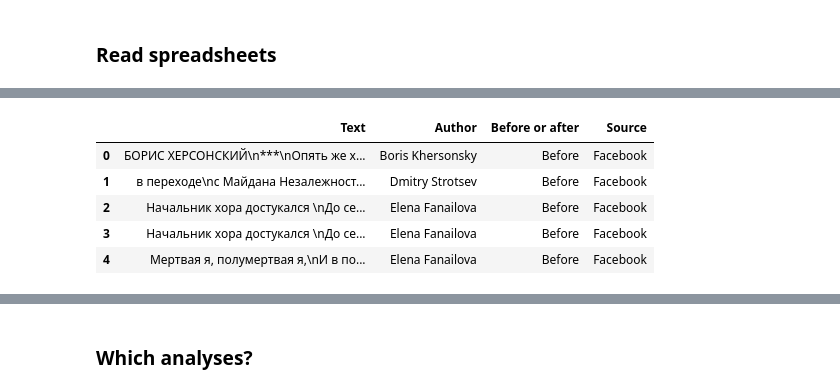
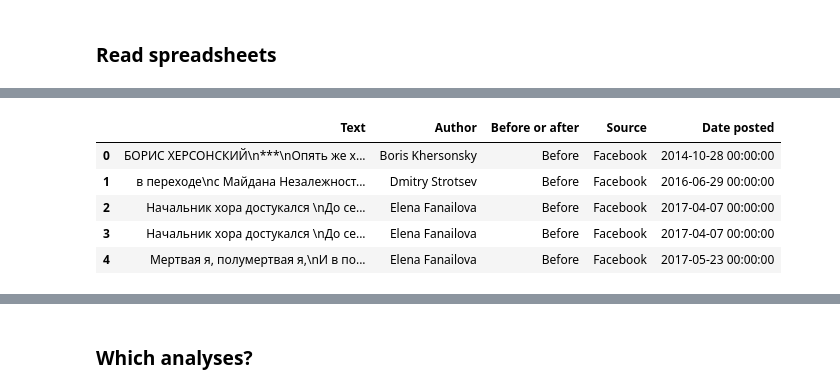
Before and after one commit to eelegiap/thesis-code, a Jupyter notebook: preliminary_cleaning_and_analysis.ipynb, the cells around one changed output, grey strips where cells are left out. Saved outputs shown, nothing was run; the diff lists cells and outputs as text; code cells hidden in the pictures.

```diff
--- a/preliminary_cleaning_and_analysis.ipynb
+++ b/preliminary_cleaning_and_analysis.ipynb
@@ -38,9 +38,12 @@ Unknown
 # %% [markdown]
 ### Read spreadsheets
 # %%
-xls = pd.ExcelFile('Excel_files/Thesis_Poems_9-18_4.xlsx')
-roarDf = pd.read_excel(xls, 'ROAR Vol. 3')
+xls = pd.ExcelFile('Excel_files/Thesis_Poems.xlsx')
+roar3Df = pd.read_excel(xls, 'ROAR Vol. 3')
+roar2Df = pd.read_excel(xls, 'ROAR Vol. 2')
 fbDf = pd.read_excel(xls, 'Facebook and Telegram')
+morefbDf = pd.read_excel(xls, 'More Facebook')
 mzDf = pd.read_excel(xls, 'Metazhurnal')
 npwDf = pd.read_excel(xls, 'No War Poetry')
+epDf = pd.read_excel(xls, 'Essential Poetry',usecols=[0,1,2,3,4], names=['Text', 'Author','Before or after','Source','Date posted'])
 # %%
@@ -57,11 +74,11 @@ roarDf.head()
 # %%
 fbDf = fbDf.rename(columns={"Poem full text (copy and paste)": "Text", "Author of poem": "Author"})
-fbDf = fbDf[['Text','Author','Before or after','Source']]
+fbDf = fbDf[['Text','Author','Before or after','Source','Date posted']]
 fbDf.head()
 # %% [output]
-|  | Text | Author | Before or after | Source |
-| 0 | БОРИС ХЕРСОНСКИЙ\n***\nОпять же х... | Boris Khersonsky | Before | Facebook |
-| 1 | в переходе\nс Майдана Незалежност... | Dmitry Strotsev | Before | Facebook |
-| 2 | Начальник хора достукался \nДо се... | Elena Fanailova | Before | Facebook |
-| 3 | Начальник хора достукался \nДо се... | Elena Fanailova | Before | Facebook |
-| 4 | Мертвая я, полумертвая я,\nИ в по... | Elena Fanailova | Before | Facebook |
+|  | Text | Author | Before or after | Source | Date posted |
+| 0 | БОРИС ХЕРСОНСКИЙ\n***\nОпять же х... | Boris Khersonsky | Before | Facebook | 2014-10-28 00:00:00 |
+| 1 | в переходе\nс Майдана Незалежност... | Dmitry Strotsev | Before | Facebook | 2016-06-29 00:00:00 |
+| 2 | Начальник хора достукался \nДо се... | Elena Fanailova | Before | Facebook | 2017-04-07 00:00:00 |
+| 3 | Начальник хора достукался \nДо се... | Elena Fanailova | Before | Facebook | 2017-04-07 00:00:00 |
+| 4 | Мертвая я, полумертвая я,\nИ в по... | Elena Fanailova | Before | Facebook | 2017-05-23 00:00:00 |
```
Also changed, not shown: parts of 25 cells of this notebook, 3 other files.
